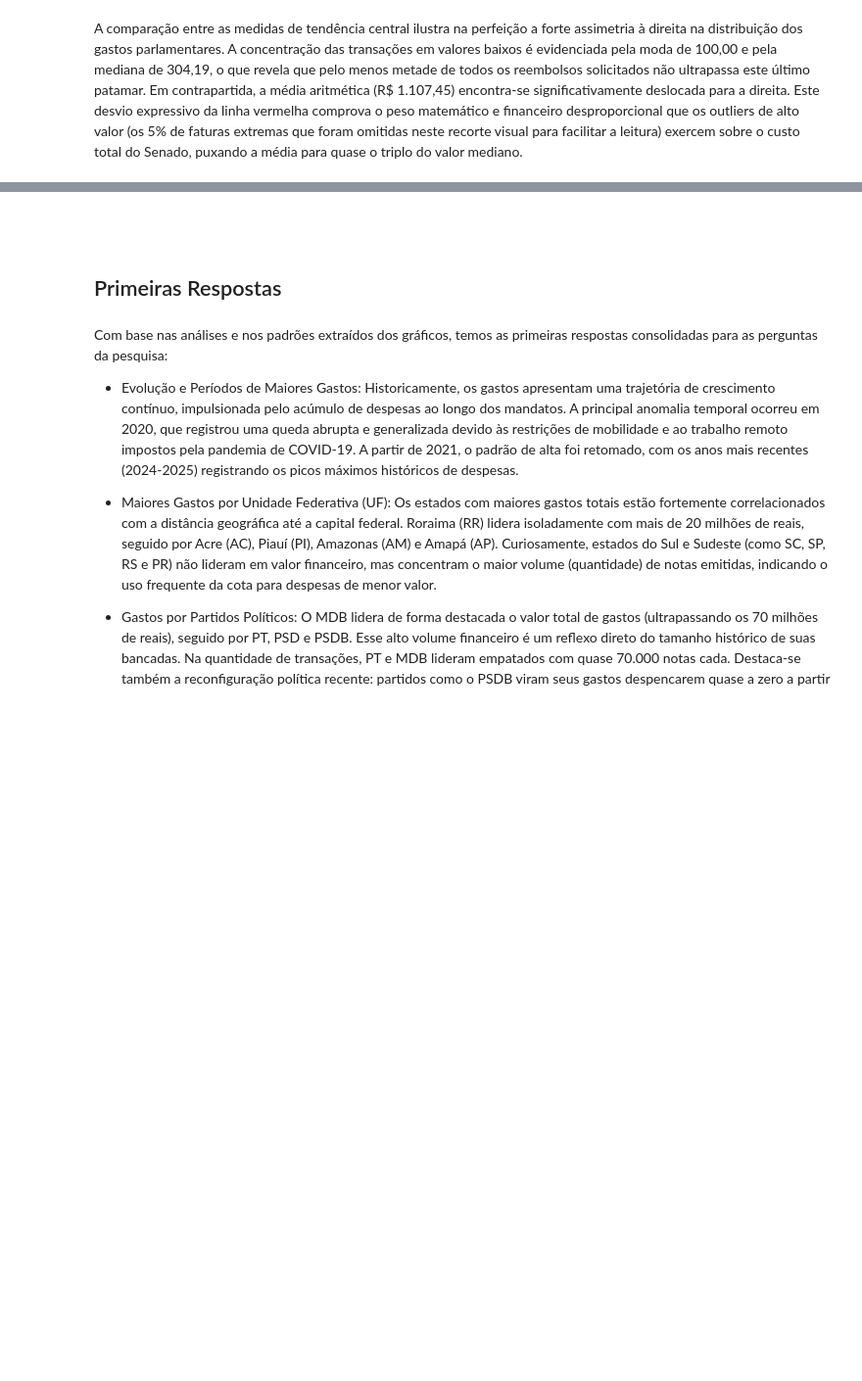
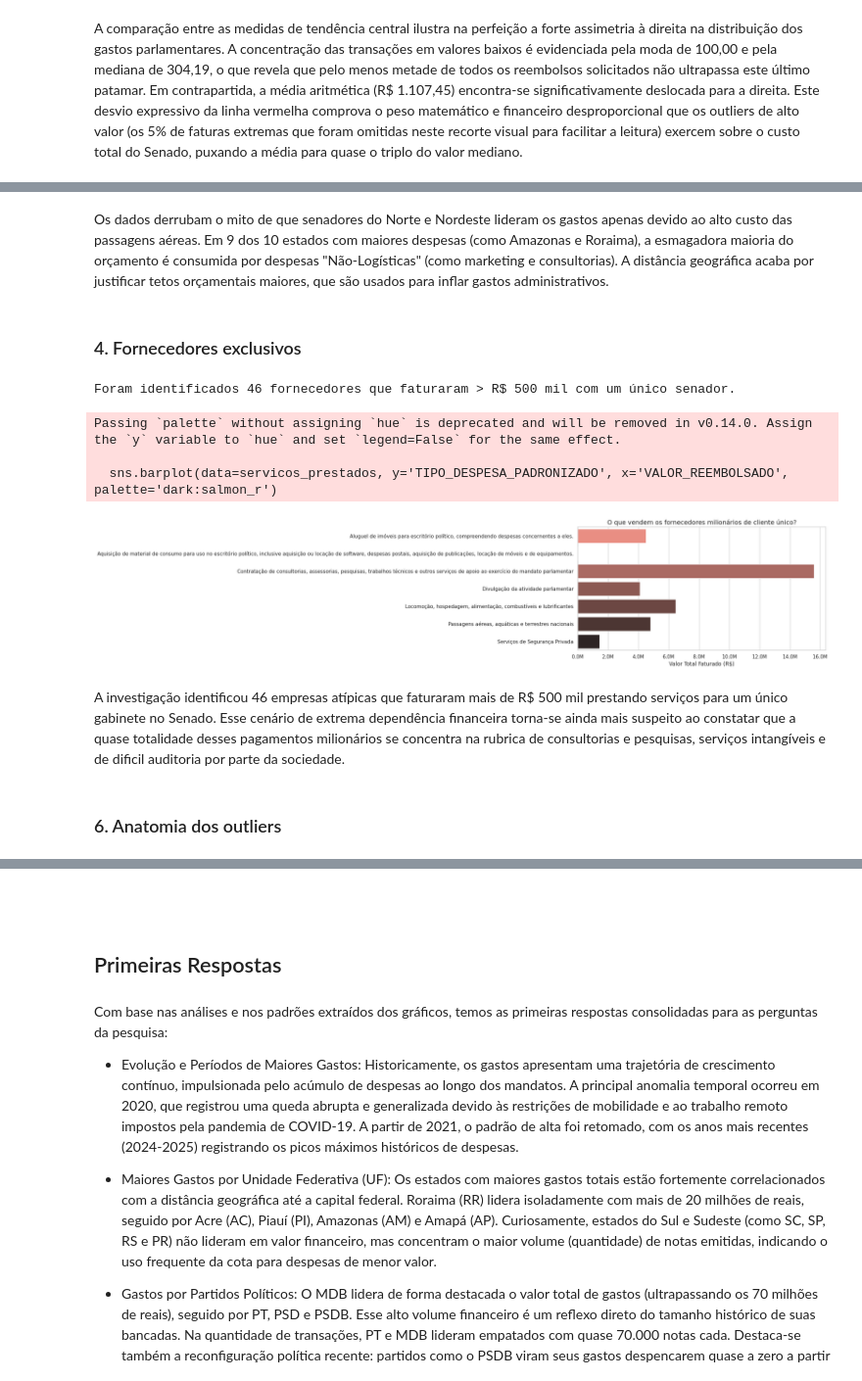
Before and after one commit to rafaalathais/analise-gasto-parlamentar, a Jupyter notebook: notebook_gasto_parlamentar.ipynb, the cells around one changed output, grey strips where cells are left out. Shown at 98% size. Drawn from its saved outputs; the diff is of its cells as text; code cells hidden in the pictures; blank space fills up the shorter version.

```diff
--- a/notebook_gasto_parlamentar.ipynb
+++ b/notebook_gasto_parlamentar.ipynb
@@ -1027,0 +1167,36 @@ A comparação entre as medidas de tendência central ilustra na perfeição a f
+# %% [markdown]
+Os dados derrubam o mito de que senadores do Norte e Nordeste lideram os gastos apenas devido ao alto custo das passagens aéreas. Em 9 dos 10 estados com maiores despesas (como Amazonas e Roraima), a esmagadora maioria do orçamento é consumida por despesas "Não-Logísticas" (como marketing e consultorias). A distância geográfica acaba por justificar tetos orçamentais maiores, que são usados para inflar gastos administrativos.
+# %% [markdown]
+### 4. Fornecedores exclusivos
+# %%
+fornecedores = despesas_validas.groupby('NOME_FORNECEDOR_CHAVE').agg(
+    TOTAL_RECEBIDO=('VALOR_REEMBOLSADO', 'sum'),
+    QTD_SENADORES=('NOME_SENADOR_PADRONIZADO', 'nunique'),
+    SENADOR_CLIENTE=('NOME_SENADOR_PADRONIZADO', 'first')
+)
+
+monopolios = fornecedores[(fornecedores['QTD_SENADORES'] == 1) & (fornecedores['TOTAL_RECEBIDO'] > 500000)]
+monopolios = monopolios.sort_values('TOTAL_RECEBIDO', ascending=False)
+
+print(f"Foram identificados {len(monopolios)} fornecedores que faturaram > R$ 500 mil com um único senador.")
+
+despesas_monopolios = despesas_validas[despesas_validas['NOME_FORNECEDOR_CHAVE'].isin(monopolios.index)]
+servicos_prestados = despesas_monopolios.groupby('TIPO_DESPESA_PADRONIZADO')['VALOR_REEMBOLSADO'].sum().reset_index()
+
+plt.figure(figsize=(10, 5))
+sns.barplot(data=servicos_prestados, y='TIPO_DESPESA_PADRONIZADO', x='VALOR_REEMBOLSADO', palette='dark:salmon_r')
+plt.title('O que vendem os fornecedores milionários de cliente único?', fontsize=14)
+plt.xlabel('Valor Total Faturado (R$)')
+plt.ylabel('')
+plt.gca().xaxis.set_major_formatter(plt.FuncFormatter(lambda x, loc: f"{x/1e6:.1f}M"))
+plt.show()
+# %% [output]
+Foram identificados 46 fornecedores que faturaram > R$ 500 mil com um único senador.
+Passing `palette` without assigning `hue` is deprecated and will be removed in v0.14.0. Assign the `y` variable to `hue` and set `legend=False` for the same effect.
+
+  sns.barplot(data=servicos_prestados, y='TIPO_DESPESA_PADRONIZADO', x='VALOR_REEMBOLSADO', palette='dark:salmon_r')
+[figure, added]
+# %% [markdown]
+A investigação identificou 46 empresas atípicas que faturaram mais de R$ 500 mil prestando serviços para um único gabinete no Senado. Esse cenário de extrema dependência financeira torna-se ainda mais suspeito ao constatar que a quase totalidade desses pagamentos milionários se concentra na rubrica de consultorias e pesquisas, serviços intangíveis e de dificil auditoria por parte da sociedade.
+# %% [markdown]
+### 6. Anatomia dos outliers
```
Also changed, not shown: parts of 44 cells of this notebook.
